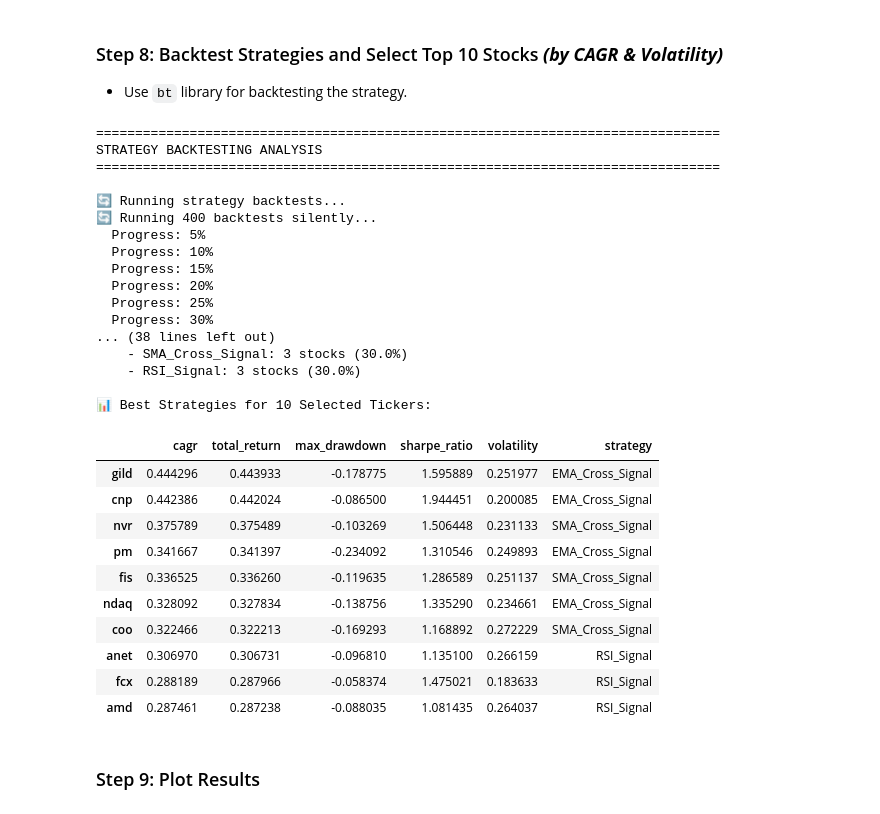
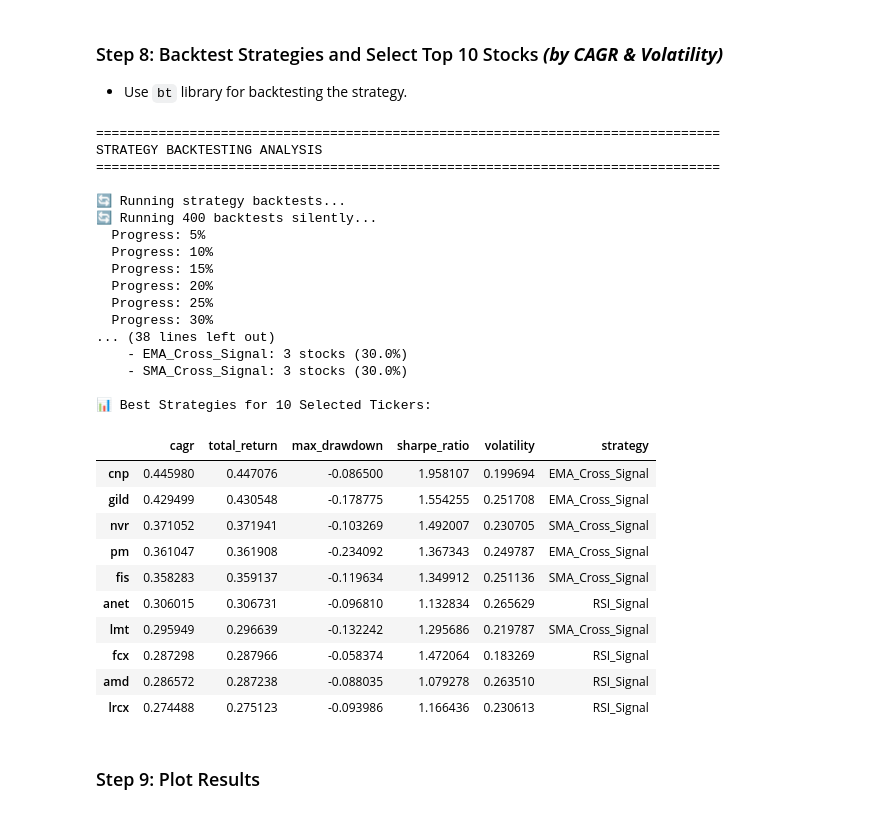
Before and after one commit to renan-peres/mfin-algo-trading-team, a Jupyter notebook: 02_short_term_portfolio.ipynb, the cells around one changed output. Saved outputs shown, nothing was run; the diff lists cells and outputs as text; code cells hidden in the pictures.

```diff
--- a/02_short_term_portfolio.ipynb
+++ b/02_short_term_portfolio.ipynb
@@ -351,51 +351,50 @@ from py.technical_analysis import run_backtest, best_strategy_analysis
 
 # Configuration constants
 PORTFOLIO_CONFIG = {
-    'min_cagr': 0.1,        # Minimum 10% CAGR
     'max_volatility': 0.3,  # Maximum 30% volatility
     'max_stocks': 10        # Maximum 10 stocks in portfolio
 }
 
 # Step 1: Run strategy backtesting
 backtest_data = run_backtest(quotes, trading_signals, available_tickers)
 
 # Step 2: Analyze best strategies and build portfolio
 analysis_results = best_strategy_analysis(quotes, trading_signals, backtest_data, available_tickers, **PORTFOLIO_CONFIG)
 
 # Step 3: Display results
 selected_tickers = analysis_results['selected_tickers']
 best_strategies_df = analysis_results['best_strategies_df']
 print(f"\n📊 Best Strategies for {len(selected_tickers)} Selected Tickers:")
 display(best_strategies_df.sort_values('cagr', ascending=False))
 # %% [output]
 ================================================================================
 STRATEGY BACKTESTING ANALYSIS
 ================================================================================
 
 🔄 Running strategy backtests...
 🔄 Running 400 backtests silently...
   Progress: 5%
   Progress: 10%
   Progress: 15%
   Progress: 20%
   Progress: 25%
   Progress: 30%
 ... (38 lines left out)
+    - EMA_Cross_Signal: 3 stocks (30.0%)
     - SMA_Cross_Signal: 3 stocks (30.0%)
-    - RSI_Signal: 3 stocks (30.0%)
 
 📊 Best Strategies for 10 Selected Tickers:
 |  | cagr | total_return | max_drawdown | sharpe_ratio | volatility | strategy |
-| gild | 0.444296 | 0.443933 | -0.178775 | 1.595889 | 0.251977 | EMA_Cross_Signal |
-| cnp | 0.442386 | 0.442024 | -0.086500 | 1.944451 | 0.200085 | EMA_Cross_Signal |
-| nvr | 0.375789 | 0.375489 | -0.103269 | 1.506448 | 0.231133 | SMA_Cross_Signal |
-| pm | 0.341667 | 0.341397 | -0.234092 | 1.310546 | 0.249893 | EMA_Cross_Signal |
-| fis | 0.336525 | 0.336260 | -0.119635 | 1.286589 | 0.251137 | SMA_Cross_Signal |
-| ndaq | 0.328092 | 0.327834 | -0.138756 | 1.335290 | 0.234661 | EMA_Cross_Signal |
-| coo | 0.322466 | 0.322213 | -0.169293 | 1.168892 | 0.272229 | SMA_Cross_Signal |
-| anet | 0.306970 | 0.306731 | -0.096810 | 1.135100 | 0.266159 | RSI_Signal |
-| fcx | 0.288189 | 0.287966 | -0.058374 | 1.475021 | 0.183633 | RSI_Signal |
-| amd | 0.287461 | 0.287238 | -0.088035 | 1.081435 | 0.264037 | RSI_Signal |
+| cnp | 0.445980 | 0.447076 | -0.086500 | 1.958107 | 0.199694 | EMA_Cross_Signal |
+| gild | 0.429499 | 0.430548 | -0.178775 | 1.554255 | 0.251708 | EMA_Cross_Signal |
+| nvr | 0.371052 | 0.371941 | -0.103269 | 1.492007 | 0.230705 | SMA_Cross_Signal |
+| pm | 0.361047 | 0.361908 | -0.234092 | 1.367343 | 0.249787 | EMA_Cross_Signal |
+| fis | 0.358283 | 0.359137 | -0.119634 | 1.349912 | 0.251136 | SMA_Cross_Signal |
+| anet | 0.306015 | 0.306731 | -0.096810 | 1.132834 | 0.265629 | RSI_Signal |
+| lmt | 0.295949 | 0.296639 | -0.132242 | 1.295686 | 0.219787 | SMA_Cross_Signal |
+| fcx | 0.287298 | 0.287966 | -0.058374 | 1.472064 | 0.183269 | RSI_Signal |
+| amd | 0.286572 | 0.287238 | -0.088035 | 1.079278 | 0.263510 | RSI_Signal |
+| lrcx | 0.274488 | 0.275123 | -0.093986 | 1.166436 | 0.230613 | RSI_Signal |
 # %% [markdown]
 ### Step 9: Plot Results
 # %%
```
Also changed, not shown: parts of 9 cells of this notebook, 3 other files.
